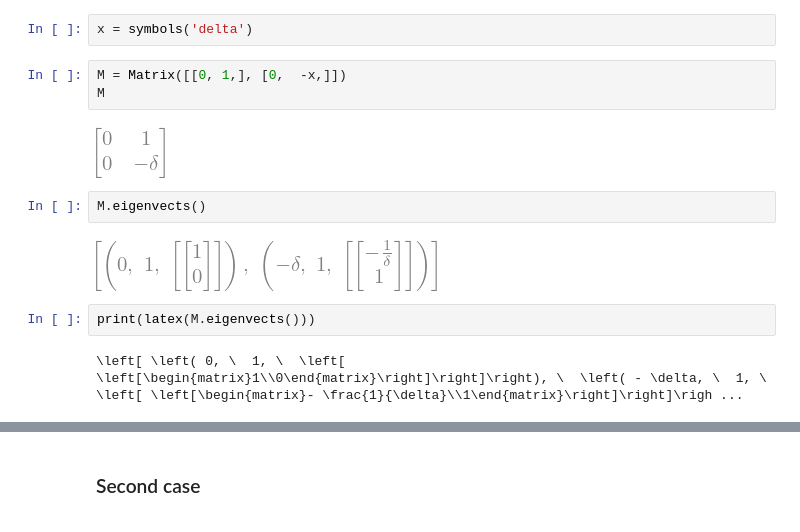
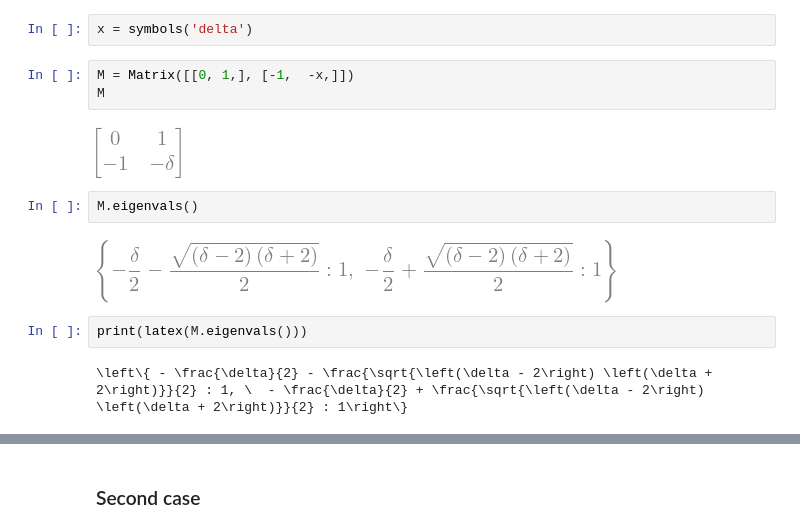
Before and after one commit to keith-murray/apc-571, a Jupyter notebook: homework/homework_3/problem_1/sympy_calls.ipynb, the cells around one changed output, grey strips where cells are left out. Saved outputs shown, nothing was run; the diff lists cells and outputs as text.

```diff
--- a/homework/homework_3/problem_1/sympy_calls.ipynb
+++ b/homework/homework_3/problem_1/sympy_calls.ipynb
@@ -10,15 +10,15 @@ init_printing(use_unicode=True)
 # %%
 x = symbols('delta')
 # %%
-M = Matrix([[0, 1,], [0,  -x,]])
+M = Matrix([[0, 1,], [-1,  -x,]])
 M
 # %% [output]
-[figure, old version]
+[figure, new version]
 # %%
-M.eigenvects()
+M.eigenvals()
 # %% [output]
-[figure, old version]
+[figure, new version]
 # %%
-print(latex(M.eigenvects()))
+print(latex(M.eigenvals()))
 # %% [output]
-\left[ \left( 0, \  1, \  \left[ \left[\begin{matrix}1\\0\end{matrix}\right]\right]\right), \  \left( - \delta, \  1, \  \left[ \left[\begin{matrix}- \frac{1}{\delta}\\1\end{matrix}\right]\right]\righ ...
+\left\{ - \frac{\delta}{2} - \frac{\sqrt{\left(\delta - 2\right) \left(\delta + 2\right)}}{2} : 1, \  - \frac{\delta}{2} + \frac{\sqrt{\left(\delta - 2\right) \left(\delta + 2\right)}}{2} : 1\right\}
```
Also changed, not shown: parts of 4 cells of this notebook, 11 other files.
